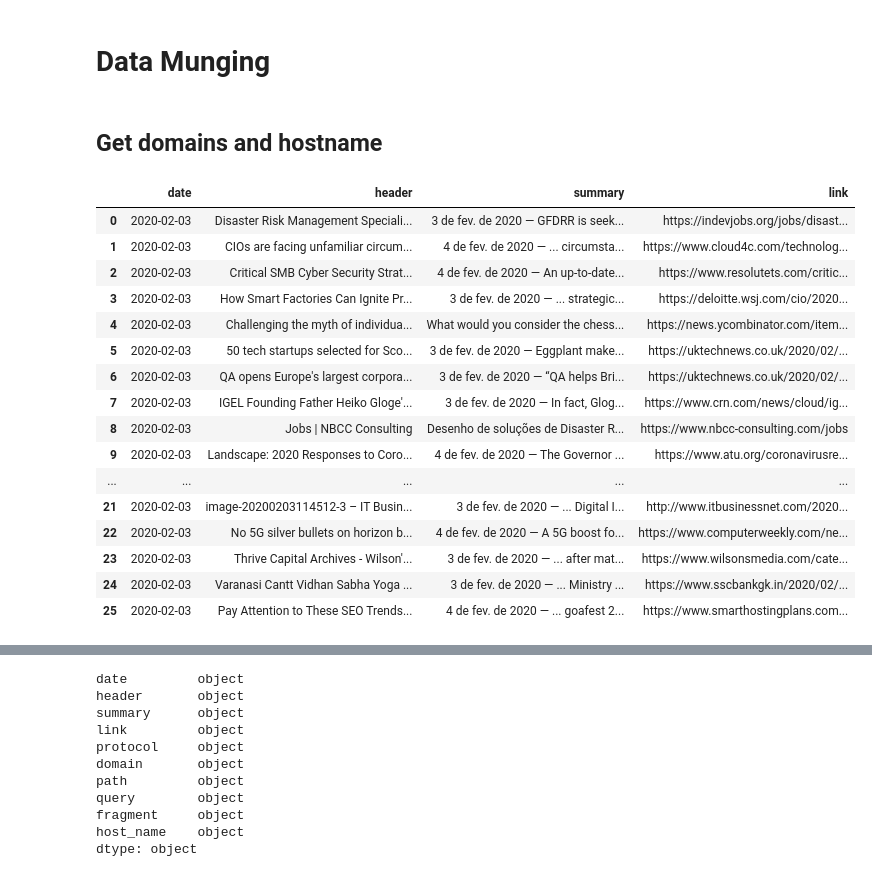
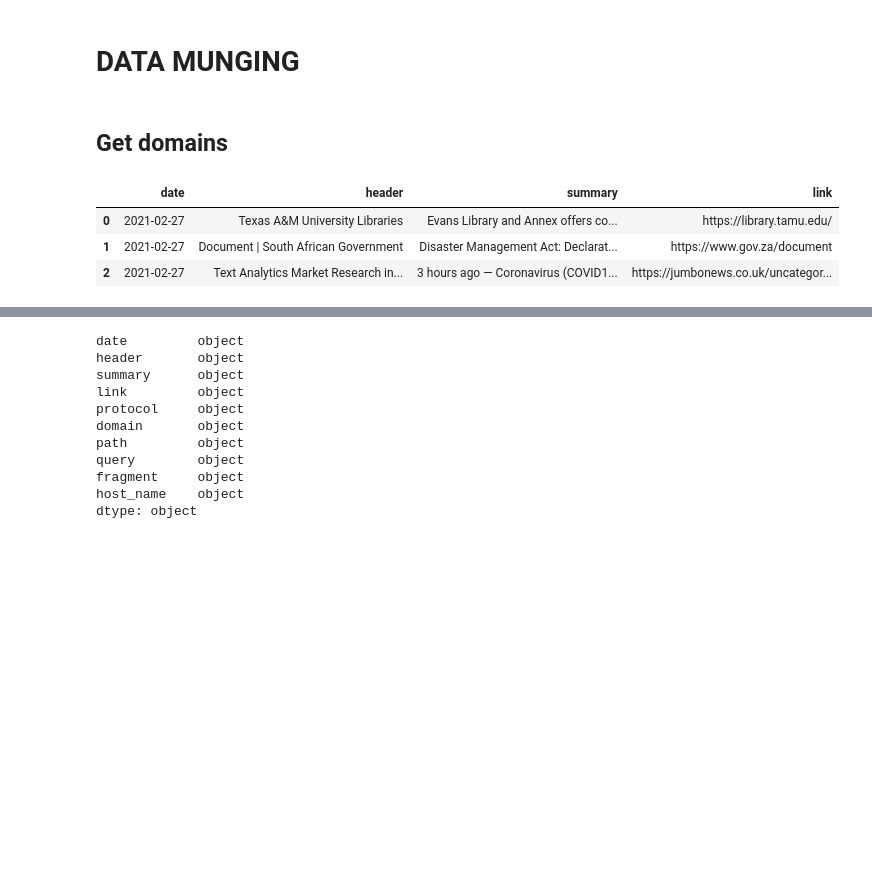
Before and after one commit to centeno/covid-impact-se, a Jupyter notebook: scraper.ipynb, the cells around one changed output, grey strips where cells are left out. Cells and saved outputs as stored; diff of their text form; code cells hidden in the pictures; blank space fills up the shorter version.

```diff
--- a/scraper.ipynb
+++ b/scraper.ipynb
@@ -75,0 +170,3 @@ datetime.date(2020, 10, 6)
+# %%
+busca = end
+busca
@@ -124,4 +253,7 @@ print(td)
 # %%
+#Web scraping google search results -
+#https://www.youtube.com/watch?v=wy9QP73he-0&list=LL&index=66&t=469s
+
 import requests
 from bs4 import BeautifulSoup
 import csv
@@ -131,31 +263,39 @@ from time import sleep
 from selenium.webdriver.chrome.options import Options
 import time
 
+#
+#chrome_options = Options()
+#chrome_options.add_argument("--headless")
+#chrome_options.add_argument('user-agent=Mozilla/5.0 (Windows NT 6.2; Win64; x64) AppleWebKit/537.36 (KHTML, like Gecko) Chrome/32.0.1667.0 Safari/537.36')
+#browser = webdriver.Chrome(ChromeDriverManager().install(),chrome_options=chrome_options) #ChromeDriverManager().install(),
+#driver = webdriver.Chrome(ChromeDriverManager().install(),chrome_options=chrome_options) #ChromeDriverManager().install(),
 
-chrome_options = Options()
-chrome_options.add_argument("--headless")
-chrome_options.add_argument('user-agent=Mozilla/5.0 (Windows NT 6.2; Win64; x64) AppleWebKit/537.36 (KHTML, like Gecko) Chrome/32.0.1667.0 Safari/537.36')
-browser = webdriver.Chrome(ChromeDriverManager().install(),chrome_options=chrome_options) #ChromeDriverManager().install(),
 
 url="https://www.google.com/search?q="+str(string[busca])+"&num="+str(200)
 
-browser.get(url)
-soup = BeautifulSoup(browser.page_source,'html.parser')
-items = soup.find_all('div',{'class':'rc'})
+driver.get(url)
+soup = BeautifulSoup(driver.page_source,'html.parser')
+#items = soup.find_all('div',{'class':'rc'})
+items = soup.find_all('div',{'class':'tF2Cxc'})
+
 
 result = []
 print('counts : ' + str(len(items)))
 
 for each in items:
-    header = each.find('div',{'class':'yuRUbf'}).find('h3').text
-    resum = each.find('div',{'class':'IsZvec'}).find('span').text
-    #header = each.find('div',{'class':'r'}).find('h3').text
-    #resum = each.find('div',{'class':'s'}).find('span').text
-    link = (each.find('a', href=True)['href'])
+   try:
+     #header = each.find('div',{'class':'r'}).find('h3').text
+     #resum = each.find('div',{'class':'s'}).find('span').text
+     header = each.find('div',{'class':'yuRUbf'}).find('h3').text
+     resum = each.find('div',{'class':'IsZvec'}).find('span').text
+     link = (each.find('a', href=True)['href'])
 
-    result.append({'header' : header,
+
+     result.append({'header' : header,
                    'summary': resum,
                    'link' : link})
+   except:
+     pass
 
 df = pd.DataFrame(result)
 # %% [output]
@@ -196,29 +326,16 @@ print(df.shape); df
-# %% [markdown]
-# Data Munging
+# %% [markdown]
+# DATA MUNGING
 # %% [markdown]
-## Get domains and hostname
+## Get domains
 # %%
 df.columns = ['header','summary','link','date']
 # %%
 df = df[['date','header','summary','link']]
-df
+df.head(3)
 # %% [output]
 |  | date | header | summary | link |
-| 0 | 2020-02-03 | Disaster Risk Management Speciali... | 3 de fev. de 2020 — GFDRR is seek... | https://indevjobs.org/jobs/disast... |
-| 1 | 2020-02-03 | CIOs are facing unfamiliar circum... | 4 de fev. de 2020 — ... circumsta... | https://www.cloud4c.com/technolog... |
-| 2 | 2020-02-03 | Critical SMB Cyber Security Strat... | 4 de fev. de 2020 — An up-to-date... | https://www.resolutets.com/critic... |
-| 3 | 2020-02-03 | How Smart Factories Can Ignite Pr... | 3 de fev. de 2020 — ... strategic... | https://deloitte.wsj.com/cio/2020... |
-| 4 | 2020-02-03 | Challenging the myth of individua... | What would you consider the chess... | https://news.ycombinator.com/item... |
-| 5 | 2020-02-03 | 50 tech startups selected for Sco... | 3 de fev. de 2020 — Eggplant make... | https://uktechnews.co.uk/2020/02/... |
-| 6 | 2020-02-03 | QA opens Europe's largest corpora... | 3 de fev. de 2020 — “QA helps Bri... | https://uktechnews.co.uk/2020/02/... |
-| 7 | 2020-02-03 | IGEL Founding Father Heiko Gloge'... | 3 de fev. de 2020 — In fact, Glog... | https://www.crn.com/news/cloud/ig... |
-| 8 | 2020-02-03 | Jobs | NBCC Consulting | Desenho de soluções de Disaster R... | https://www.nbcc-consulting.com/jobs |
-| 9 | 2020-02-03 | Landscape: 2020 Responses to Coro... | 4 de fev. de 2020 — The Governor ... | https://www.atu.org/coronavirusre... |
-| ... | ... | ... | ... | ... |
-| 21 | 2020-02-03 | image-20200203114512-3 – IT Busin... | 3 de fev. de 2020 — ... Digital I... | http://www.itbusinessnet.com/2020... |
-| 22 | 2020-02-03 | No 5G silver bullets on horizon b... | 4 de fev. de 2020 — A 5G boost fo... | https://www.computerweekly.com/ne... |
-| 23 | 2020-02-03 | Thrive Capital Archives - Wilson'... | 3 de fev. de 2020 — ... after mat... | https://www.wilsonsmedia.com/cate... |
-| 24 | 2020-02-03 | Varanasi Cantt Vidhan Sabha Yoga ... | 3 de fev. de 2020 — ... Ministry ... | https://www.sscbankgk.in/2020/02/... |
-| 25 | 2020-02-03 | Pay Attention to These SEO Trends... | 4 de fev. de 2020 — ... goafest 2... | https://www.smarthostingplans.com... |
+| 0 | 2021-02-27 | Texas A&M University Libraries | Evans Library and Annex offers co... | https://library.tamu.edu/ |
+| 1 | 2021-02-27 | Document | South African Government | Disaster Management Act: Declarat... | https://www.gov.za/document |
+| 2 | 2021-02-27 | Text Analytics Market Research in... | 3 hours ago — Coronavirus (COVID1... | https://jumbonews.co.uk/uncategor... |
 # %%
 df['protocol'],df['domain'],df['path'],df['query'],df['fragment'] = zip(*[urllib.parse.urlsplit(x) for x in df.link])
```
Also changed, not shown: parts of 80 cells of this notebook.
